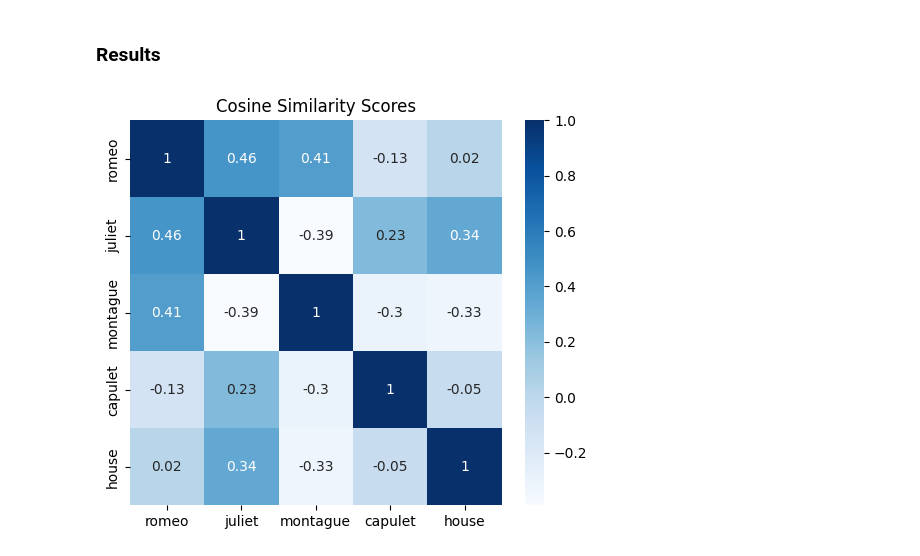
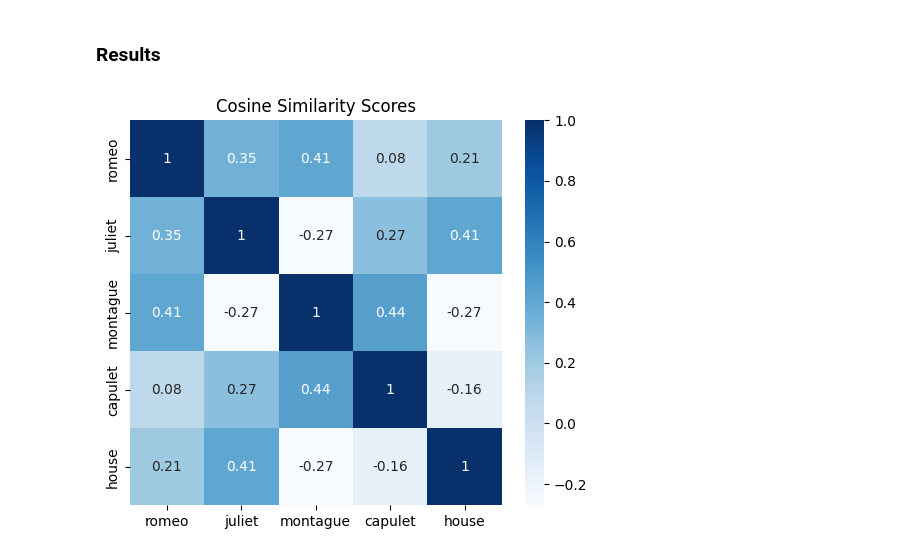
Before and after one commit to TheBarbaraIsTaken/AIOlimpia-NLP, a Jupyter notebook: study_materials/01_embeddings.ipynb, the cells around one changed output. Drawn from its saved outputs; the diff is of its cells as text; code cells hidden in the pictures.

Commit message:
Fix glove and clean embedding code

```diff
--- a/study_materials/01_embeddings.ipynb
+++ b/study_materials/01_embeddings.ipynb
@@ -604,6 +607,7 @@ GloVE, just like word2vec is a method to produce dense word embeddings. The two
 # %%
 import torch
 import torch.nn as nn
+import os
 import torch.optim as optim
 import numpy as np
 from collections import Counter
@@ -631,7 +635,10 @@ def build_cooccurrence_matrix(corpus, vocab_size=1000, window_size=2):
                 co_matrix[right_word_idx, word_idx] += 1
     return co_matrix, vocab
 
-text = data_creator.text.lower()
+
+text_path = os.path.join("..", "data", "shakespeare.txt")
+with open(text_path, 'r') as file:
+    text = file.read().strip().lower()
 co_matrix, vocab = build_cooccurrence_matrix(text, vocab_size=700, window_size=3)
 
 # Convert co-occurrence matrix to a tensor
@@ -644,18 +651,23 @@ class GloveModel(nn.Module):
         super(GloveModel, self).__init__()
         self.word_embeddings = nn.Embedding(vocab_size, embedding_dim)
         self.word_biases = nn.Embedding(vocab_size, 1)
+        self.context_embeddings = nn.Embedding(vocab_size, embedding_dim)
+        self.context_biases = nn.Embedding(vocab_size, 1)
+
 
         nn.init.xavier_uniform_(self.word_embeddings.weight)
         nn.init.zeros_(self.word_biases.weight)
+        nn.init.xavier_uniform_(self.context_embeddings.weight)
+        nn.init.zeros_(self.context_biases.weight)
 
         self.x_max = 100
         self.alpha = 3/4
 
     def forward(self, word_idx, context_idx, cooccurrence):
         w_i = self.word_embeddings(word_idx)
-        w_j = self.word_embeddings(context_idx)
+        w_j = self.context_embeddings(context_idx)
         b_i = self.word_biases(word_idx).squeeze()
-        b_j = self.word_biases(context_idx).squeeze()
+        b_j = self.context_biases(context_idx).squeeze()
 
         # count weight factor
         weight_factor = torch.pow(cooccurrence / self.x_max, self.alpha)
@@ -673,6 +685,8 @@ class GloveModel(nn.Module):
 # %% [markdown]
 ### Train
 # %%
+embedding_dim = 10
+
 glove_model = GloveModel(len(vocab), embedding_dim)
 optimizer = optim.Adam(glove_model.parameters(), lr=0.01)
 
@@ -709,6 +723,13 @@ Epoch 3000/3000, Loss: 377.8652
 # %% [markdown]
 ### Results
 # %%
+def get_embedding(word, vocab, model):
+    if word in vocab:
+        idx = torch.tensor(vocab[word])
+        return model.word_embeddings(idx).detach().cpu().numpy()
+    else:
+        return None
+
 romeo_vector = get_embedding("romeo", vocab, glove_model)
 juliet_vector = get_embedding("juliet", vocab, glove_model)
 montague_vector = get_embedding("montague", vocab, glove_model)
@@ -731,6 +752,6 @@ labels = [
     "house"
 ]
 # %%
-plot_similarities(vectors)
+plot_similarities(vectors, labels)
 # %% [output]
-[figure, old version]
+[figure, new version]
```
Also changed, not shown: parts of 5 cells of this notebook, 1 other file.
